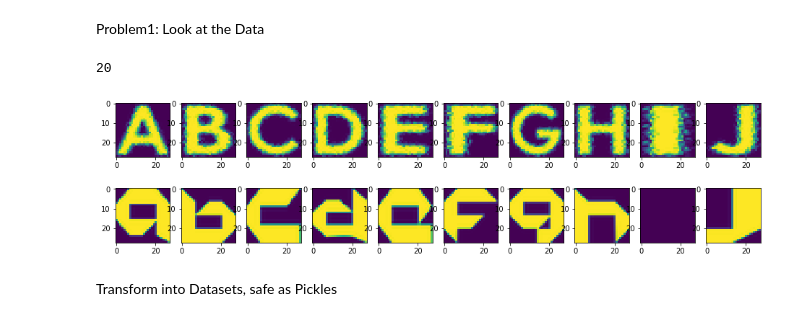
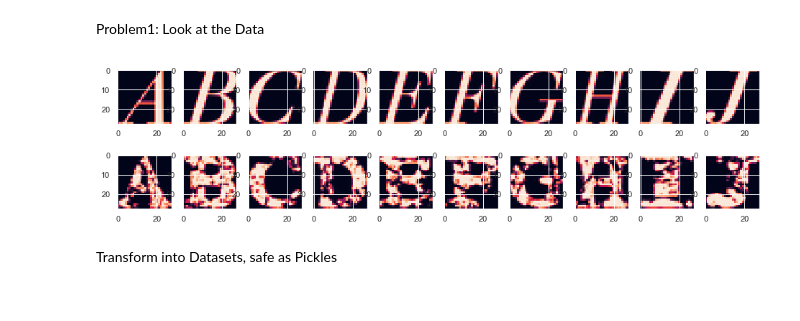
Before and after one commit to GillesRamstein/Udacity_course_ud730, a Jupyter notebook: UdacityDL1_Assignment1.ipynb, the cells around one changed output. Drawn from its saved outputs; the diff is of its cells as text; code cells hidden in the pictures.

```diff
--- a/UdacityDL1_Assignment1.ipynb
+++ b/UdacityDL1_Assignment1.ipynb
@@ -17,6 +17,8 @@ from IPython.display import display, Image
 from sklearn.linear_model import LogisticRegression
 from six.moves.urllib.request import urlretrieve
 from six.moves import cPickle as pickle
+import seaborn as sns
+sns.set()
 
 # Config the matplotlib backend as plotting inline in IPython
 %matplotlib inline
@@ -101,27 +103,18 @@ test_folders = maybe_extract(test_filename)
 # %% [markdown]
 Problem1: Look at the Data
 # %%
-def print_selection(number: int) -> None:
-    main_dir = os.listdir()
-    small = os.listdir('notMNIST_small')
-    large = os.listdir('notMNIST_large')
-    path = []
-    for sub1 in ['notMNIST_small', 'notMNIST_large']:
-        for sub2 in ['A', 'B', 'C', 'D', 'E', 'F', 'G', 'H', 'I', 'J']:
-            path.append(sub1+'/'+sub2)
-    print(len(path))
-
+def print_images(number: int) -> None:
     f, ax = plt.subplots(figsize=(16, 4))
-    for i in range(len(path)):
-        ax = plt.subplot(2, len(path)/2, i+1)
-        img=mpimg.imread(path[i] + '/' + os.listdir(path[i])[number])
-        plt.imshow(img)
+    for i,sub1 in enumerate(['notMNIST_small/', 'notMNIST_large/']):
+        for j,sub2 in enumerate(['A/', 'B/', 'C/', 'D/', 'E/', 'F/', 'G/', 'H/', 'I/', 'J/']):
+            plt.subplot(2, 10, 10*i+(j+1))
+            img=mpimg.imread(sub1+sub2 + os.listdir(sub1+sub2)[number])
+            plt.imshow(img)
     return None
 
-print_selection(0)
+print_images(10)
 # %% [output]
-20
-[figure, old version]
+[figure, new version]
 # %% [markdown]
 Transform into Datasets, safe as Pickles
 # %%
```
Also changed, not shown: parts of 13 cells of this notebook.
